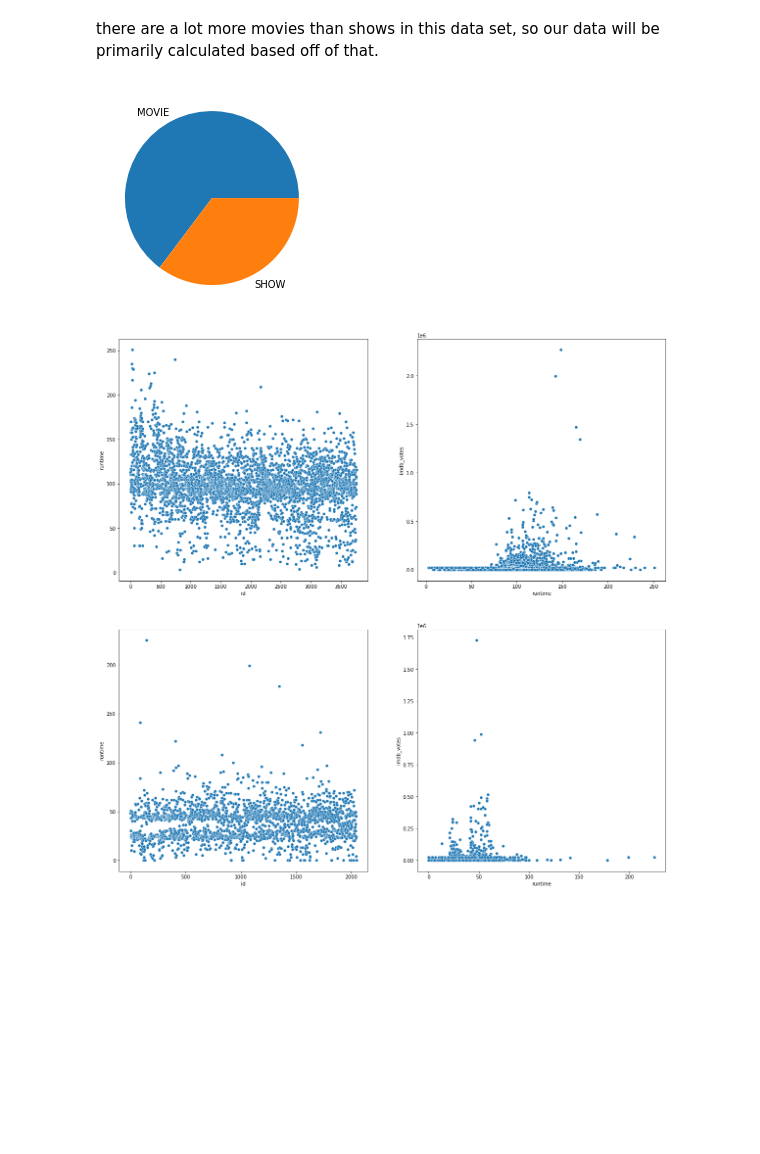
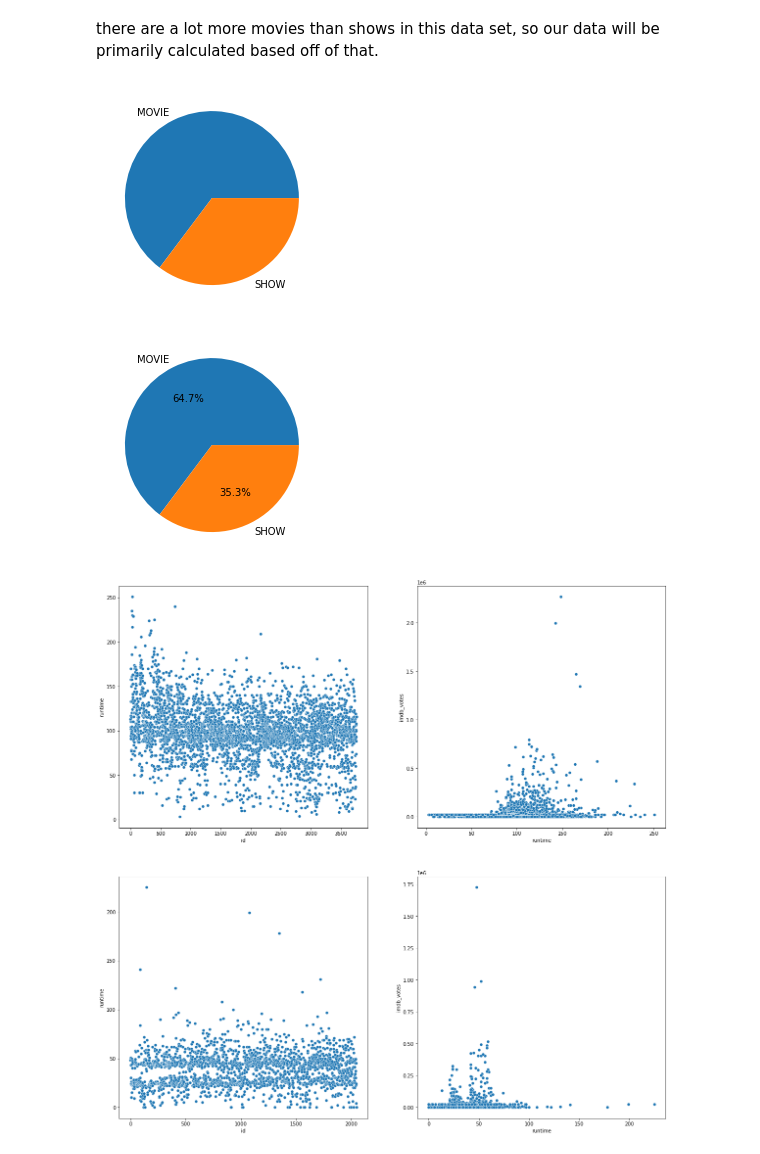
Before and after one commit to akrepel/DS1-GroupProject, a Jupyter notebook: DS1P.ipynb, the cells around one changed output. Drawn from its saved outputs; the diff is of its cells as text; code cells hidden in the pictures; blank space fills up the shorter version.

Commit message:
finishing-up-plotting

```diff
--- a/DS1P.ipynb
+++ b/DS1P.ipynb
@@ -353,12 +353,16 @@ there are a lot more movies than shows in this data set, so our data will be pri
 # %%
 # angelita
 
 labels = ['MOVIE','SHOW']
 
 plt.pie(netflix_df['type'].value_counts(), labels = labels)
 plt.show()
+
+plt.pie(netflix_df['type'].value_counts(), labels = labels, autopct='%.1f%%')
+plt.show()
 # %% [output]
 [figure]
+[figure, added]
 # %%
 movie_df = netflix_df.loc[netflix_df['type'] == 'MOVIE'].copy()
 show_df = netflix_df.loc[netflix_df['type'] == 'SHOW'].copy()
```
Also changed, not shown: parts of 3 cells of this notebook.
